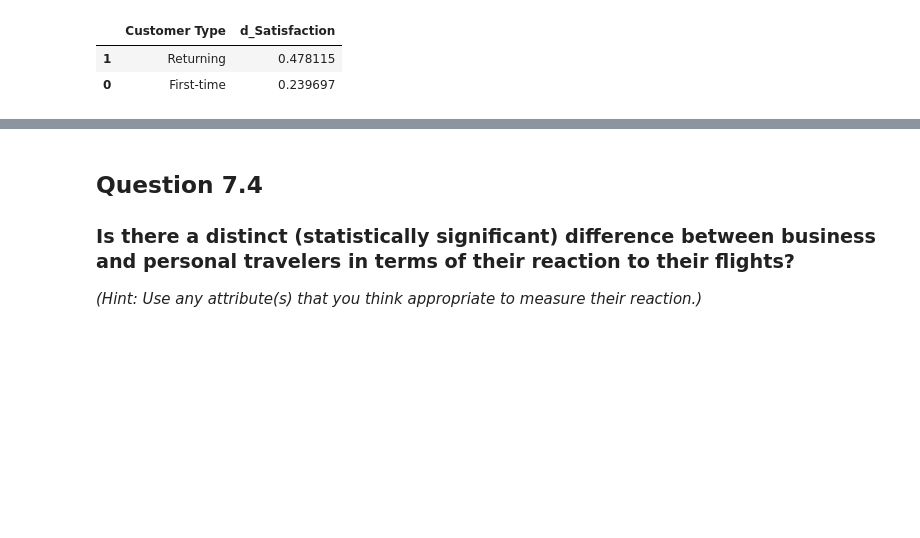
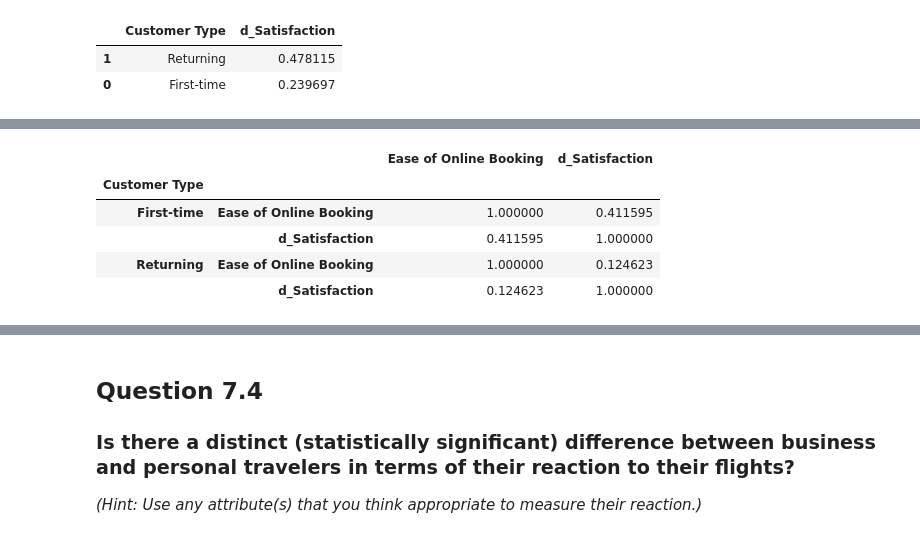
Before and after one commit to chef-danny-d/airline-satisfaction, a Jupyter notebook: project.ipynb, the cells around one changed output, grey strips where cells are left out. Saved outputs shown, nothing was run; the diff lists cells and outputs as text; code cells hidden in the pictures; blank space fills up the shorter version.

```diff
--- a/project.ipynb
+++ b/project.ipynb
@@ -702,0 +747,10 @@ question_7_data[["Customer Type", "d_Satisfaction"]].groupby(["Customer Type"],a
+# %%
+q7_p3_2 = question_7_data[['Ease of Online Booking', 'd_Satisfaction', 'Customer Type']]
+q7_p3_2.groupby('Customer Type', as_index=True).corr()
+# %% [output]
+|  |  | Ease of Online Booking | d_Satisfaction |
+| Customer Type |  |  |  |
+| First-time | Ease of Online Booking | 1.000000 | 0.411595 |
+|  | d_Satisfaction | 0.411595 | 1.000000 |
+| Returning | Ease of Online Booking | 1.000000 | 0.124623 |
+|  | d_Satisfaction | 0.124623 | 1.000000 |
```
Also changed, not shown: parts of 5 cells of this notebook.
